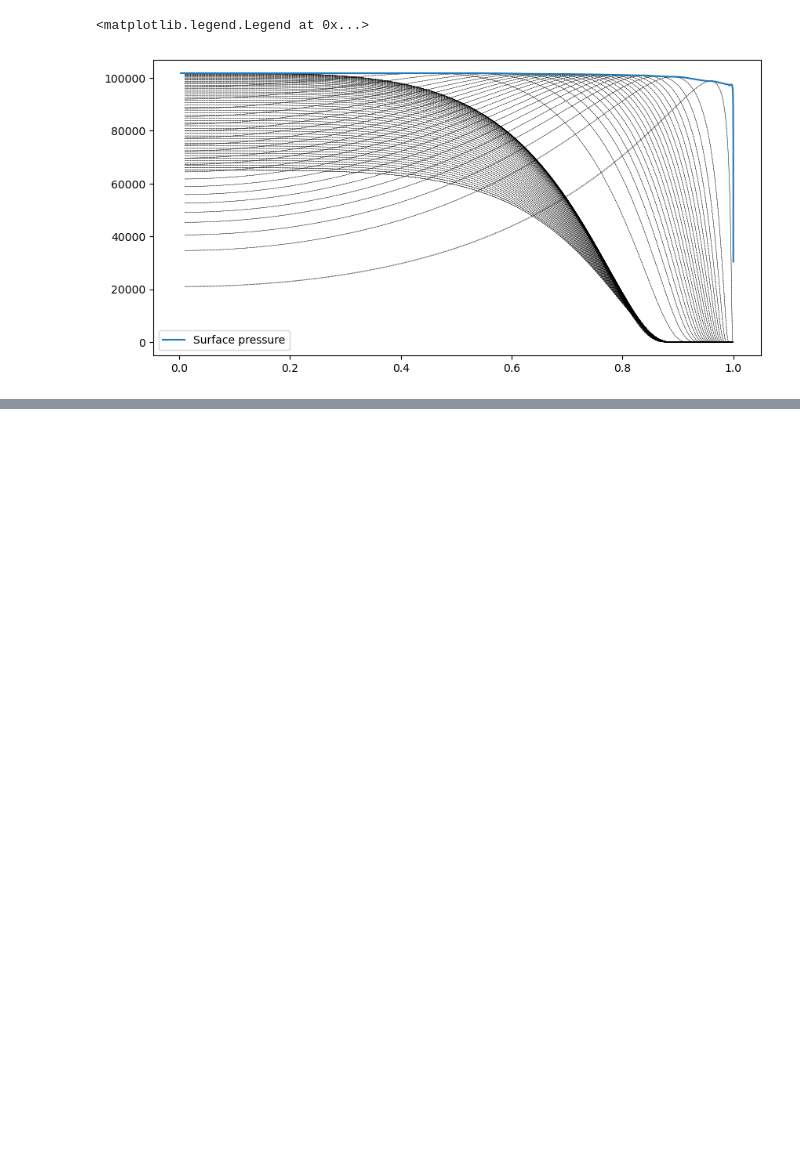
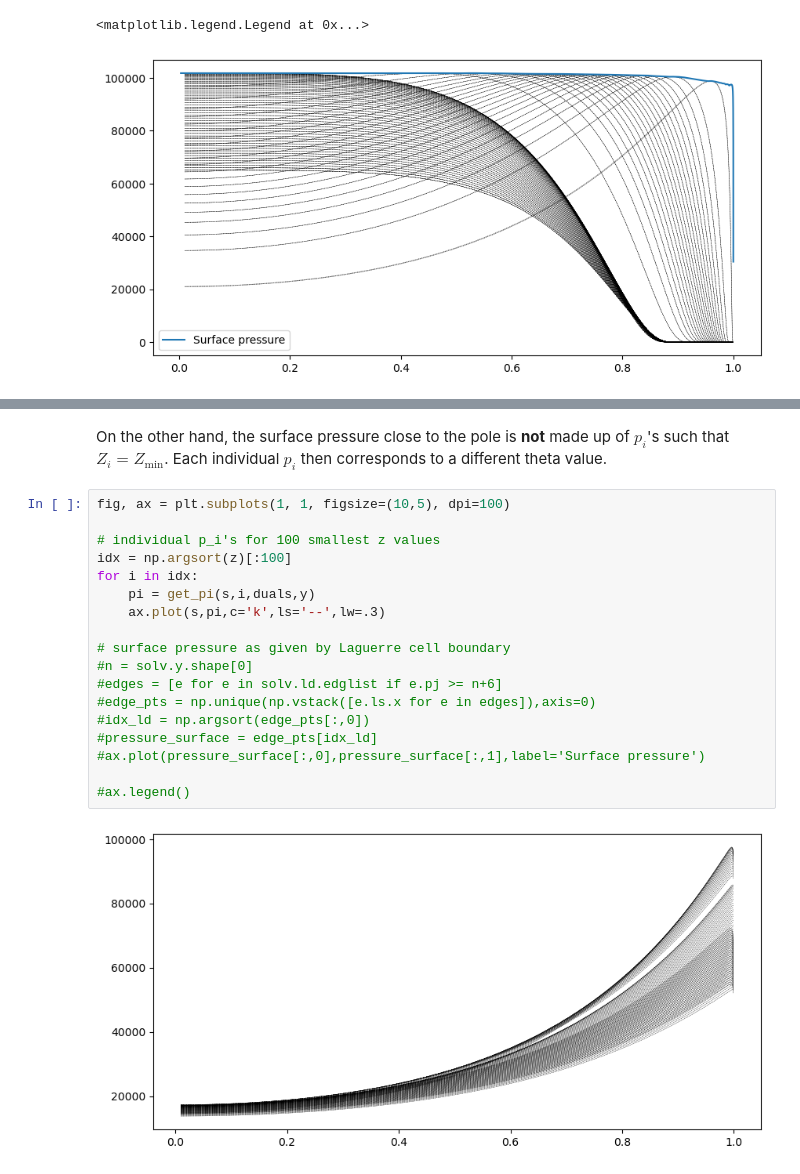
Before and after one commit to charlieegan/background-states-of-the-atmosphere, a Jupyter notebook: examples/neg_gradient_at_pole.ipynb, the cells around one changed output, grey strips where cells are left out. Saved outputs shown, nothing was run; the diff lists cells and outputs as text; blank space fills up the shorter version.

```diff
--- a/examples/neg_gradient_at_pole.ipynb
+++ b/examples/neg_gradient_at_pole.ipynb
@@ -173,0 +210,22 @@ ax.legend()
+# %% [markdown]
+On the other hand, the surface pressure close to the pole is **not** made up of $p_i$'s such that $Z_i = Z_{\mathrm{min}}$. Each individual $p_i$ then corresponds to a different theta value.
+# %%
+fig, ax = plt.subplots(1, 1, figsize=(10,5), dpi=100)
+
+# individual p_i's for 100 smallest z values
+idx = np.argsort(z)[:100]
+for i in idx:
+    pi = get_pi(s,i,duals,y)
+    ax.plot(s,pi,c='k',ls='--',lw=.3)
+
+# surface pressure as given by Laguerre cell boundary
+#n = solv.y.shape[0]
+#edges = [e for e in solv.ld.edglist if e.pj >= n+6]
+#edge_pts = np.unique(np.vstack([e.ls.x for e in edges]),axis=0)
+#idx_ld = np.argsort(edge_pts[:,0])
+#pressure_surface = edge_pts[idx_ld]
+#ax.plot(pressure_surface[:,0],pressure_surface[:,1],label='Surface pressure')
+
+#ax.legend()
+# %% [output]
+[figure, added]
```
Also changed, not shown: parts of 5 cells of this notebook.
